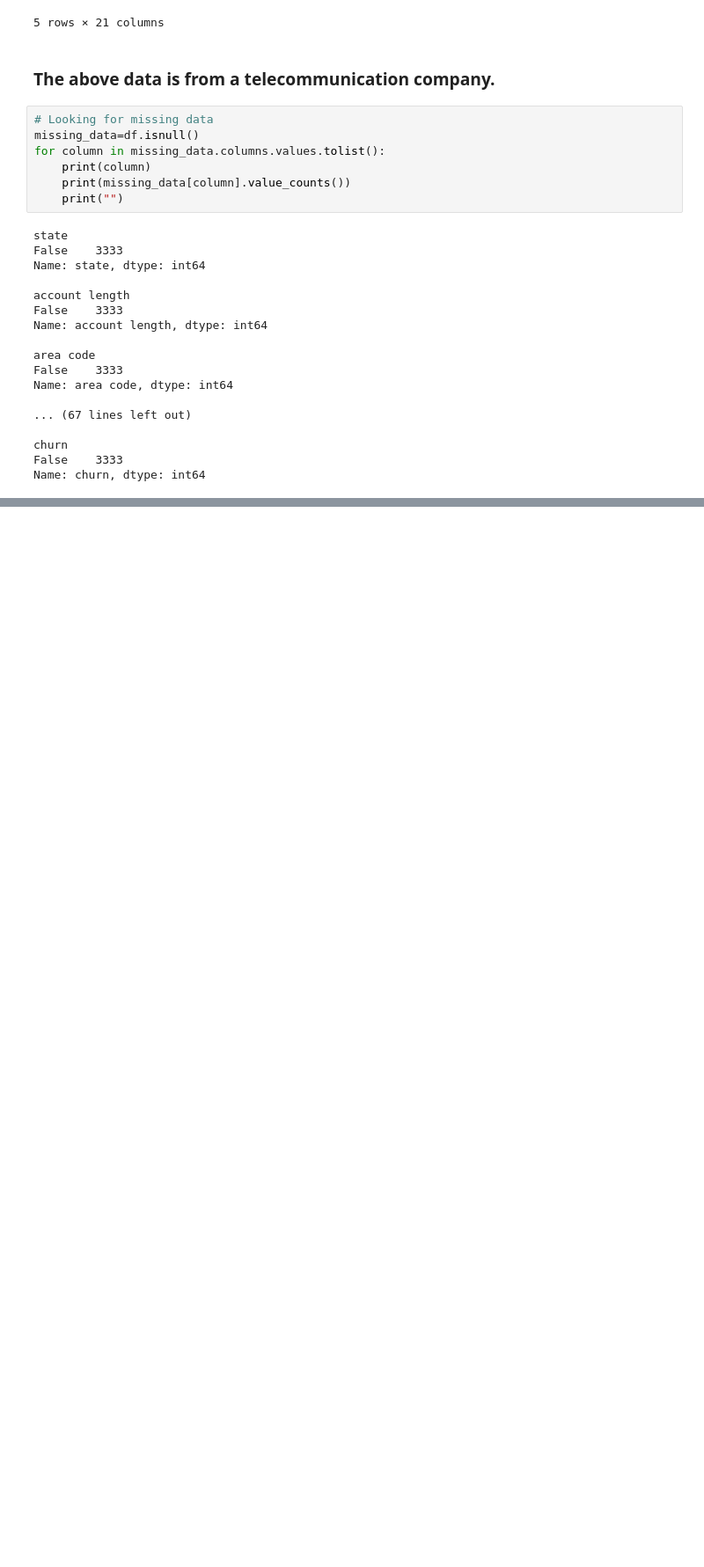
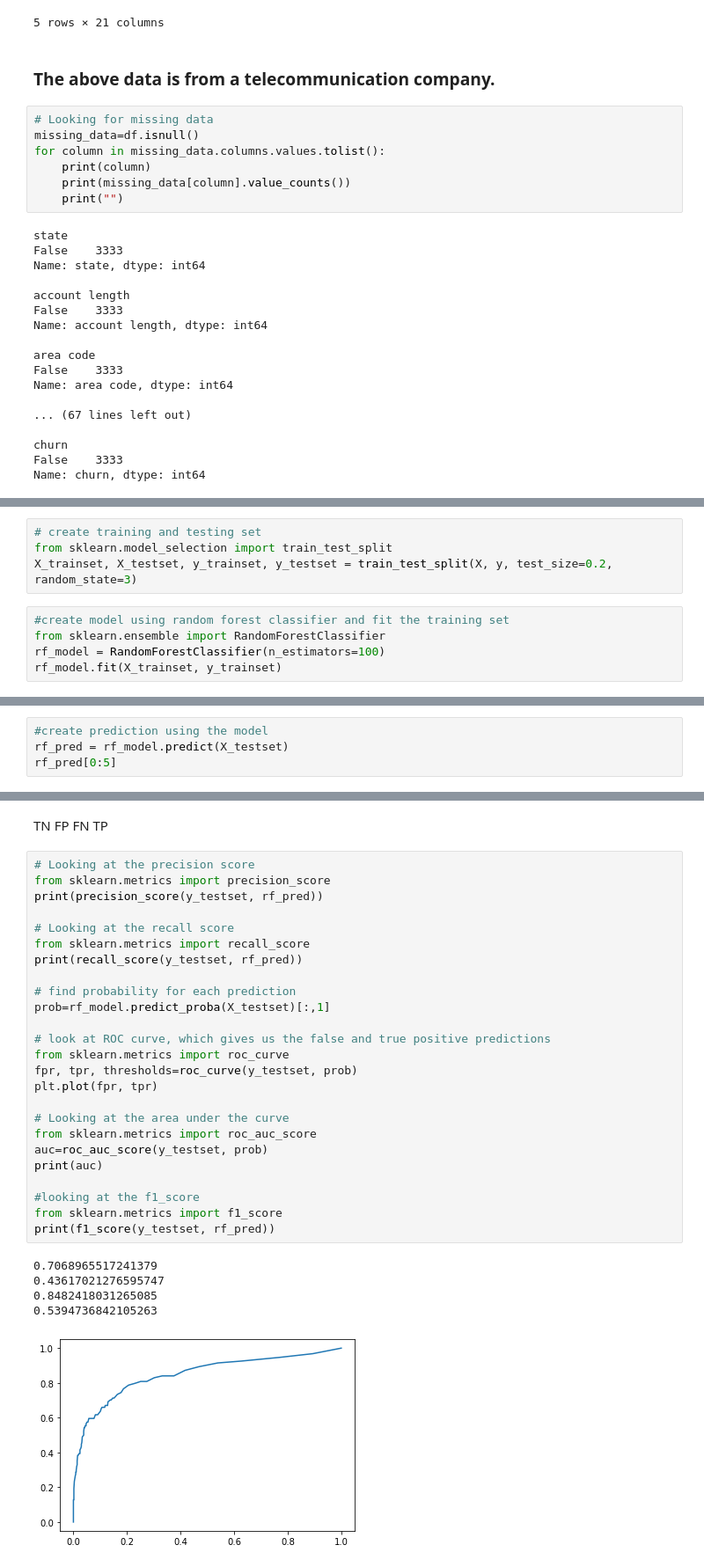
Before and after one commit to Drakunal/Advanced-Analytics, a Jupyter notebook: Mobile Analytics/Lab 5/Lab 5.ipynb, the cells around one changed output, grey strips where cells are left out. Shown at 88% size. Cells and saved outputs as stored; diff of their text form; blank space fills up the shorter version.

```diff
--- a/Mobile Analytics/Lab 5/Lab 5.ipynb
+++ b/Mobile Analytics/Lab 5/Lab 5.ipynb
@@ -43,0 +113,9 @@ Name: churn, dtype: int64
+# %%
+# create training and testing set
+from sklearn.model_selection import train_test_split
+X_trainset, X_testset, y_trainset, y_testset = train_test_split(X, y, test_size=0.2, random_state=3)
+# %%
+#create model using random forest classifier and fit the training set
+from sklearn.ensemble import RandomForestClassifier
+rf_model = RandomForestClassifier(n_estimators=100)
+rf_model.fit(X_trainset, y_trainset)
@@ -43,0 +124,4 @@ Name: churn, dtype: int64
+# %%
+#create prediction using the model
+rf_pred = rf_model.predict(X_testset)
+rf_pred[0:5]
@@ -43,0 +144,34 @@ Name: churn, dtype: int64
+# %% [markdown]
+TN FP
+FN TP
+# %%
+# Looking at the precision score
+from sklearn.metrics import precision_score
+print(precision_score(y_testset, rf_pred))
+
+# Looking at the recall score
+from sklearn.metrics import recall_score
+print(recall_score(y_testset, rf_pred))
+
+# find probability for each prediction
+prob=rf_model.predict_proba(X_testset)[:,1]
+
+# look at ROC curve, which gives us the false and true positive predictions
+from sklearn.metrics import roc_curve
+fpr, tpr, thresholds=roc_curve(y_testset, prob)
+plt.plot(fpr, tpr)
+
+# Looking at the area under the curve
+from sklearn.metrics import roc_auc_score
+auc=roc_auc_score(y_testset, prob)
+print(auc)
+
+#looking at the f1_score
+from sklearn.metrics import f1_score
+print(f1_score(y_testset, rf_pred))
+# %% [output]
+0.7068965517241379
+0.43617021276595747
+0.8482418031265085
+0.5394736842105263
+[figure, added]
```
Also changed, not shown: parts of 15 cells of this notebook.
